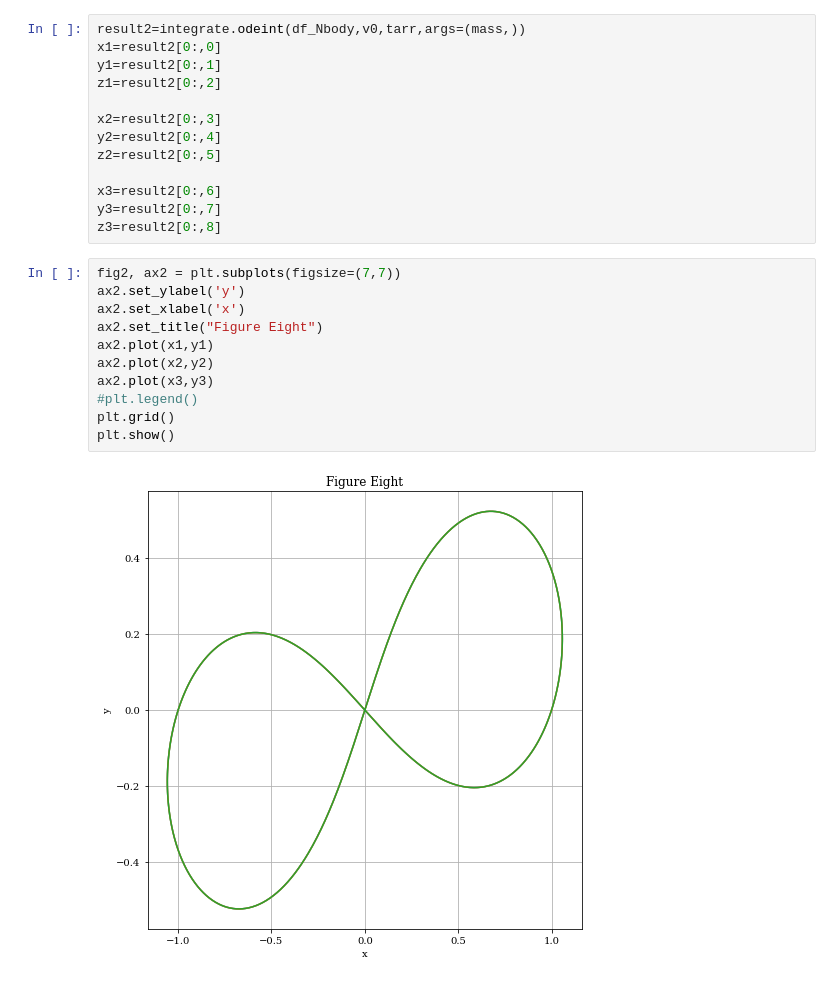
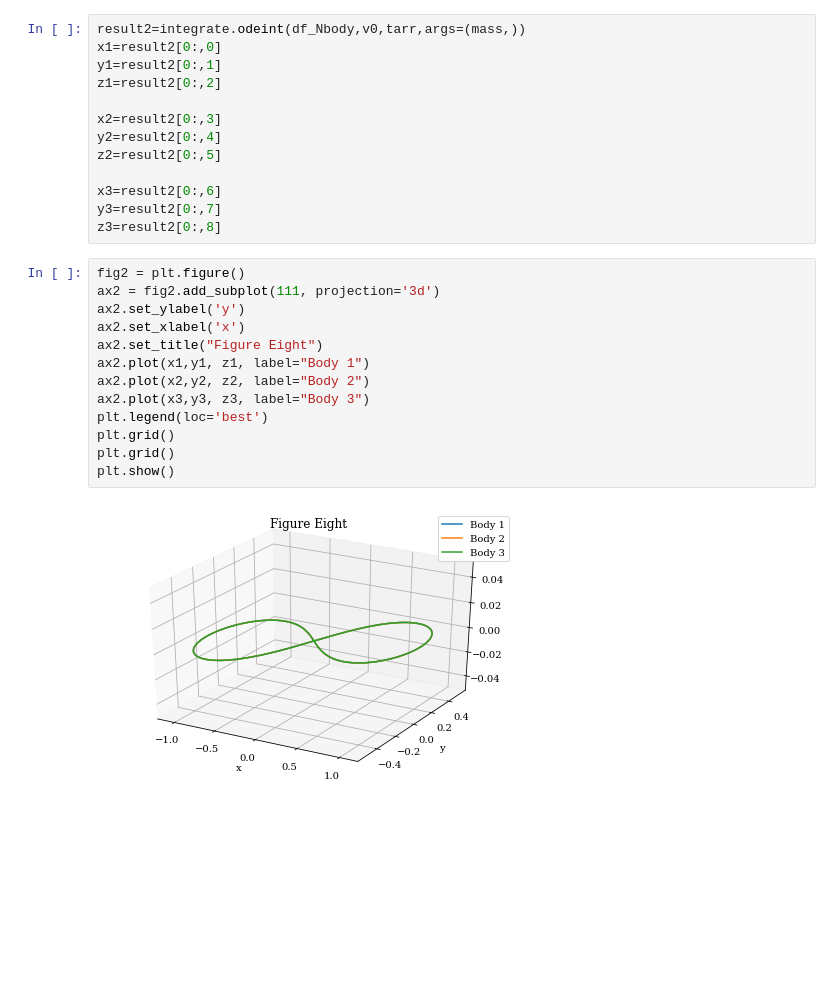
Before and after one commit to ReiCampo/Project-2-Exoplanets, a Jupyter notebook: Main Notebook.ipynb, the cells around one changed output. Saved outputs shown, nothing was run; the diff lists cells and outputs as text; blank space fills up the shorter version.

```diff
--- a/Main Notebook.ipynb
+++ b/Main Notebook.ipynb
@@ -106,18 +109,20 @@ x3=result2[0:,6]
 y3=result2[0:,7]
 z3=result2[0:,8]
 # %%
-fig2, ax2 = plt.subplots(figsize=(7,7))
+fig2 = plt.figure()
+ax2 = fig2.add_subplot(111, projection='3d')
 ax2.set_ylabel('y')
 ax2.set_xlabel('x')
 ax2.set_title("Figure Eight")
-ax2.plot(x1,y1)
-ax2.plot(x2,y2)
-ax2.plot(x3,y3)
-#plt.legend()
+ax2.plot(x1,y1, z1, label="Body 1")
+ax2.plot(x2,y2, z2, label="Body 2")
+ax2.plot(x3,y3, z3, label="Body 3")
+plt.legend(loc='best')
+plt.grid()
 plt.grid()
 plt.show()
 # %% [output]
-[figure, old version]
+[figure, new version]
 # %%
 P = 21.270975
 p1 = 0.080584
```
Also changed, not shown: parts of 7 cells of this notebook.
